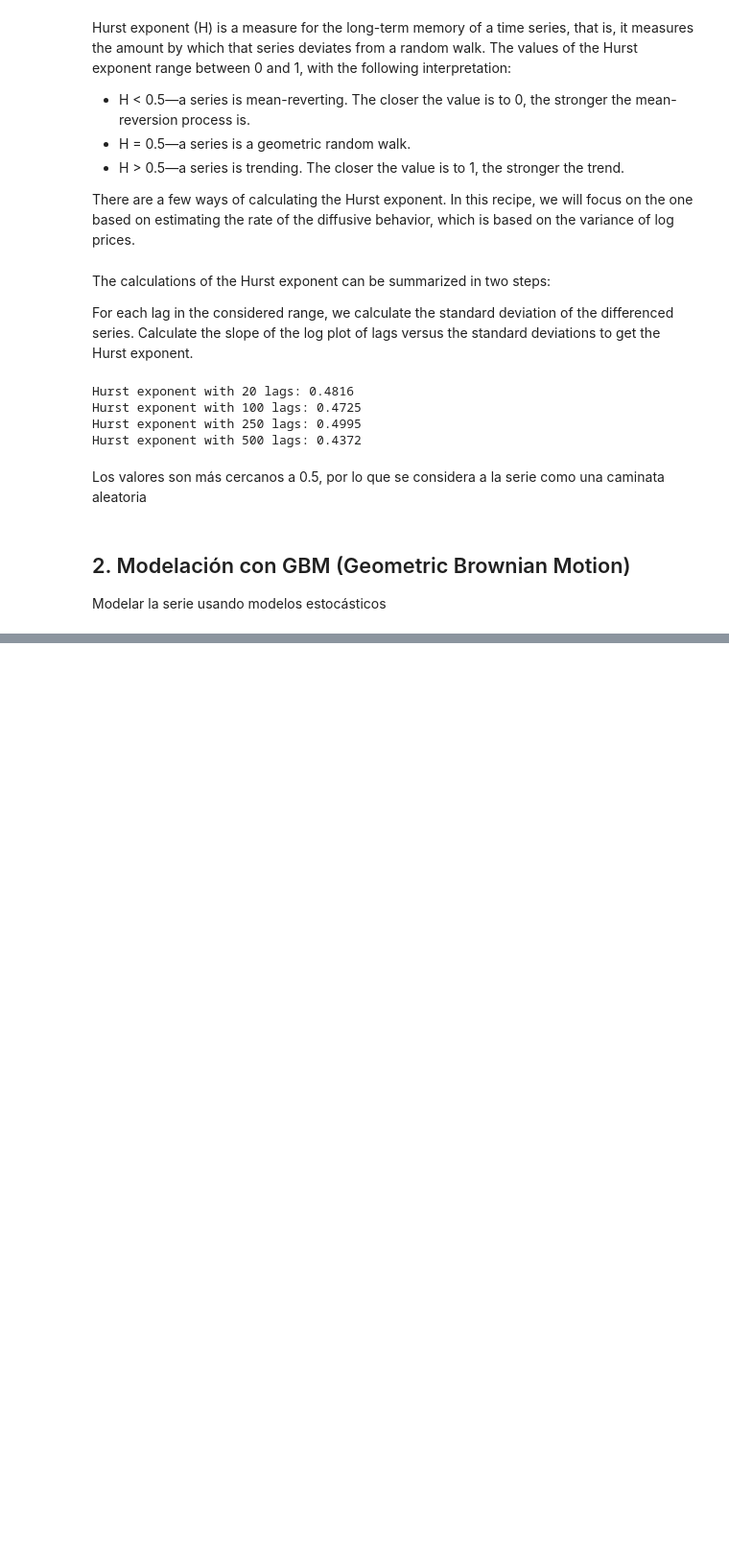
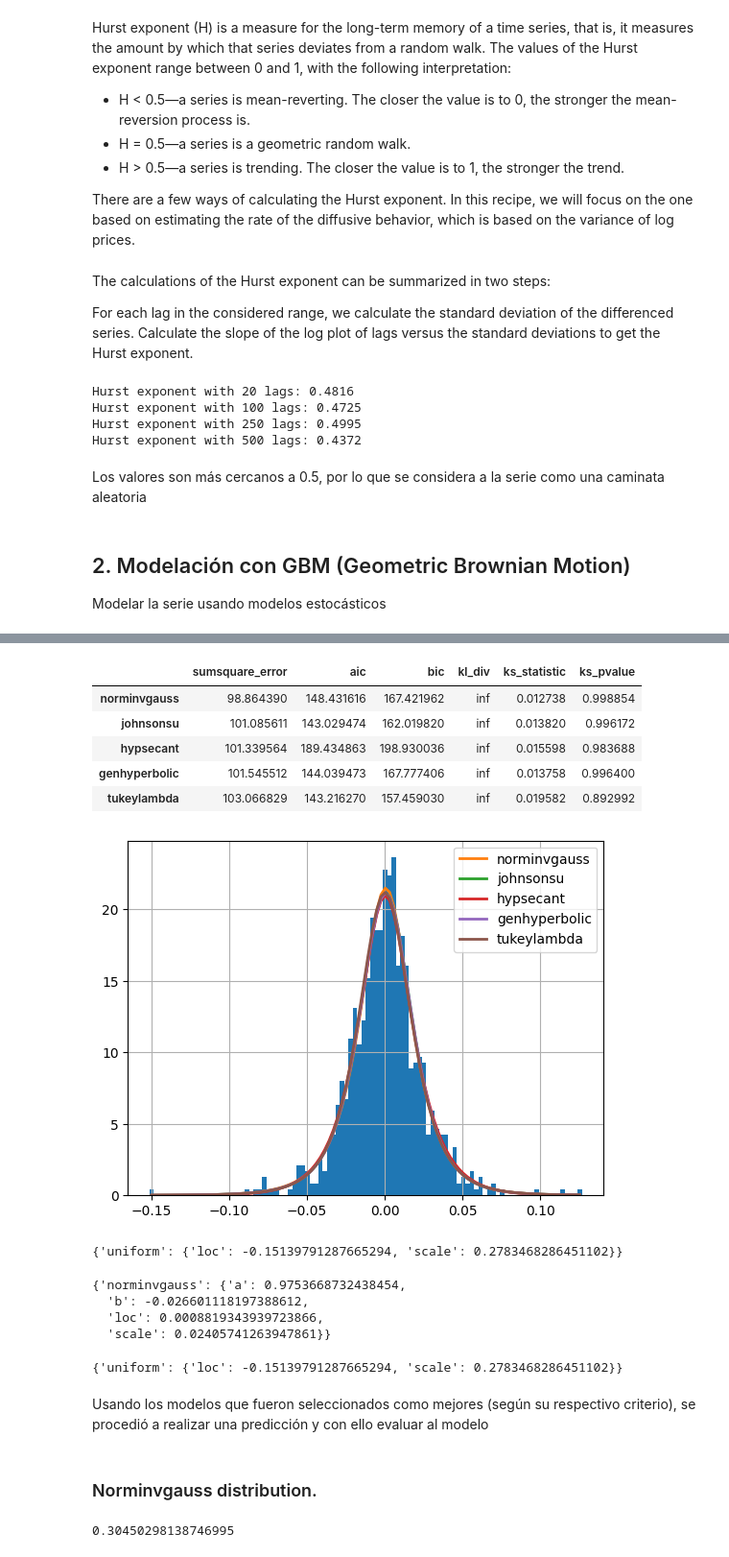
Before and after one commit to 01745134/proyectos-ingenieria, a Jupyter notebook: tarea1-modelacionVolatilidad.ipynb, the cells around one changed output, grey strips where cells are left out. Shown at 96% size. Drawn from its saved outputs; the diff is of its cells as text; code cells hidden in the pictures; blank space fills up the shorter version.

Commit message:
Desarrollo de modelación con GBM

```diff
--- a/tarea1-modelacionVolatilidad.ipynb
+++ b/tarea1-modelacionVolatilidad.ipynb
@@ -110,0 +118,4 @@ Modelar la serie usando modelos estocásticos
+# %%
+df2["log_rtn"] = np.log(df2["Adj Close"]/df2["Adj Close"].shift(1))
+df2 = df2[["Adj Close", "log_rtn"]].dropna()
+df2.head(5)
@@ -110,0 +135,8 @@ Modelar la serie usando modelos estocásticos
+# %%
+train, test = pmdarima.model_selection.train_test_split(df2["Adj Close"].dropna(), train_size = 0.8)
+training, testing = pmdarima.model_selection.train_test_split(df2["log_rtn"].dropna(), train_size = 0.8)
+# %%
+f = Fitter(training, timeout = 120)
+f.fit()
+f.summary()
+# %% [output]
@@ -110,0 +160,32 @@ Modelar la serie usando modelos estocásticos
+|  | sumsquare_error | aic | bic | kl_div | ks_statistic | ks_pvalue |
+| norminvgauss | 98.864390 | 148.431616 | 167.421962 | inf | 0.012738 | 0.998854 |
+| johnsonsu | 101.085611 | 143.029474 | 162.019820 | inf | 0.013820 | 0.996172 |
+| hypsecant | 101.339564 | 189.434863 | 198.930036 | inf | 0.015598 | 0.983688 |
+| genhyperbolic | 101.545512 | 144.039473 | 167.777406 | inf | 0.013758 | 0.996400 |
+| tukeylambda | 103.066829 | 143.216270 | 157.459030 | inf | 0.019582 | 0.892992 |
+[figure, added]
+# %%
+# El método get_best se utiliza para seleccionar el mejor modelo basado en un criterio específico.
+# En este caso, el criterio es el "bic", que se refiere al Criterio de Información Bayesiano.
+f.get_best(method = "bic")
+# %% [output]
+{'uniform': {'loc': -0.15139791287665294, 'scale': 0.2783468286451102}}
+# %%
+# El método get_best se utiliza para seleccionar el mejor modelo basado en un criterio específico.
+# En este caso, el criterio es el "sumsquare_error", que se refiere a la suma de los errores al cuadrado.
+f.get_best(method = "sumsquare_error")
+# %% [output]
+{'norminvgauss': {'a': 0.9753668732438454,
+  'b': -0.026601118197388612,
+  'loc': 0.0008819343939723866,
+  'scale': 0.02405741263947861}}
+# %%
+# El método get_best se utiliza para seleccionar el mejor modelo basado en un criterio específico.
+# En este caso, el criterio es
+f.get_best(method = "aic")
+# %% [output]
+{'uniform': {'loc': -0.15139791287665294, 'scale': 0.2783468286451102}}
+# %% [markdown]
+Usando los modelos que fueron seleccionados como mejores (según su respectivo criterio), se procedió a realizar una predicción y con ello evaluar al modelo
+# %% [markdown]
+### Norminvgauss distribution.
@@ -110,0 +210,4 @@ Modelar la serie usando modelos estocásticos
+# %%
+mape(newpreds, test.dropna())
+# %% [output]
+0.30450298138746995
```
Also changed, not shown: parts of 15 cells of this notebook, 1 other file.
